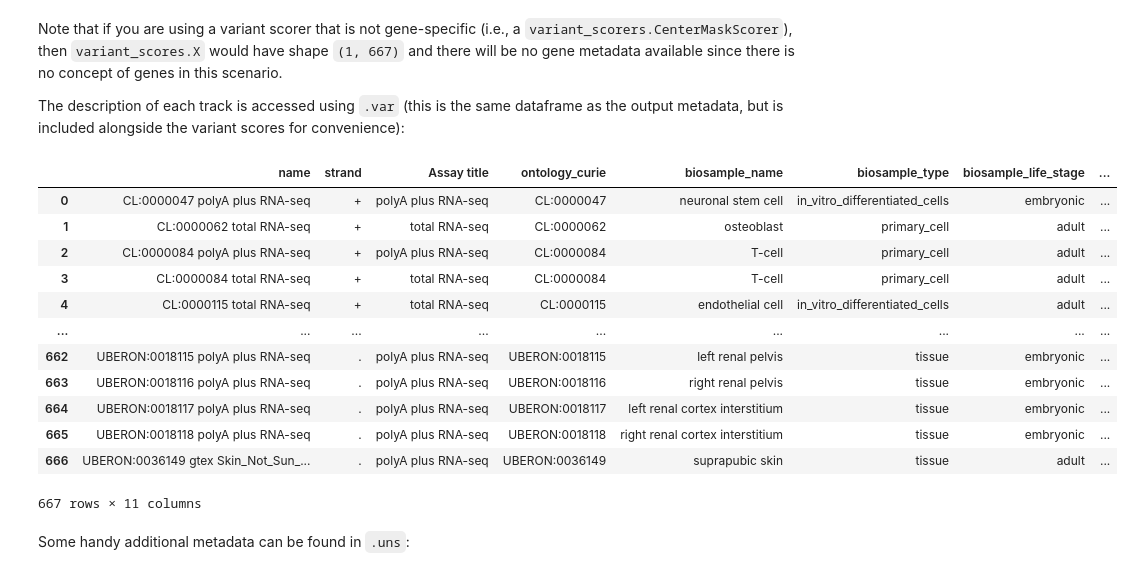
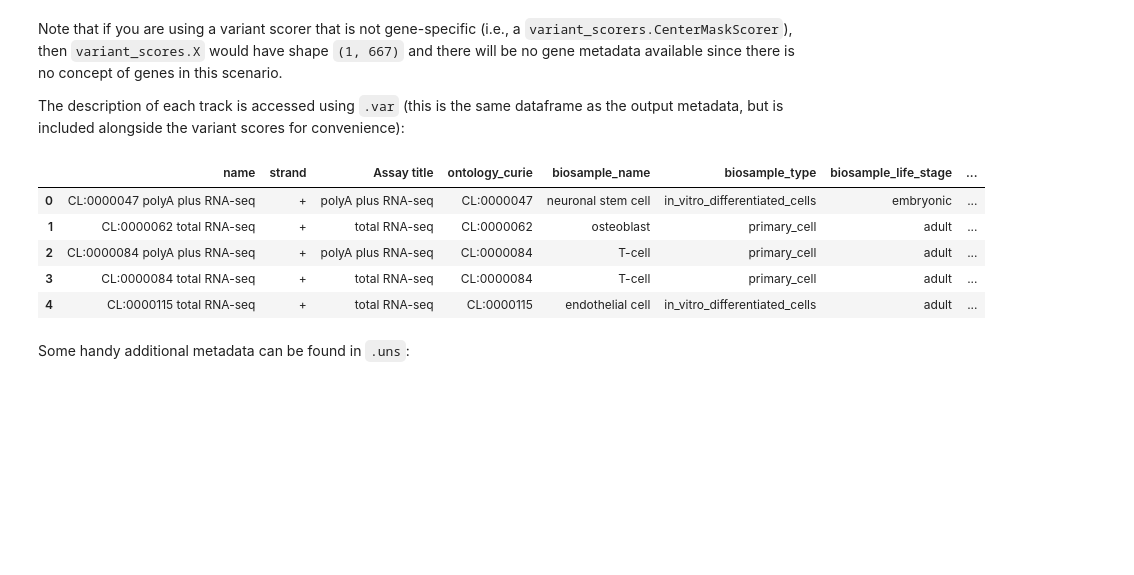
Before and after one commit to felixfan/alphagenome, a Jupyter notebook: colabs/quick_start.ipynb, the cells around one changed output. Saved outputs shown, nothing was run; the diff lists cells and outputs as text; code cells hidden in the pictures; blank space fills up the shorter version.

```diff
--- a/colabs/quick_start.ipynb
+++ b/colabs/quick_start.ipynb
@@ -33,5 +38,5 @@ AlphaGenome is a model that makes predictions from DNA sequences. Let's load it
 # %%
-dna_model = dna_client.create(userdata.get('ALPHA_GENOME_API_KEY'))
+dna_model = dna_client.create(colab_utils.get_api_key())
 # %% [markdown]
 The model can make predictions for the following [output types](https://www.alphagenomedocs.com/exploring_model_metadata.html):
 # %%
@@ -347,21 +345,14 @@ Note that if you are using a variant scorer that is not gene-specific (i.e., a `
 
 The description of each track is accessed using `.var` (this is the same dataframe as the output metadata, but is included alongside the variant scores for convenience):
 # %%
-variant_scores.var
+variant_scores.var.head()
 # %% [output]
 |  | name | strand | Assay title | ontology_curie | biosample_name | biosample_type | biosample_life_stage | ... |
 | 0 | CL:0000047 polyA plus RNA-seq | + | polyA plus RNA-seq | CL:0000047 | neuronal stem cell | in_vitro_differentiated_cells | embryonic | ... |
 | 1 | CL:0000062 total RNA-seq | + | total RNA-seq | CL:0000062 | osteoblast | primary_cell | adult | ... |
 | 2 | CL:0000084 polyA plus RNA-seq | + | polyA plus RNA-seq | CL:0000084 | T-cell | primary_cell | adult | ... |
 | 3 | CL:0000084 total RNA-seq | + | total RNA-seq | CL:0000084 | T-cell | primary_cell | adult | ... |
 | 4 | CL:0000115 total RNA-seq | + | total RNA-seq | CL:0000115 | endothelial cell | in_vitro_differentiated_cells | adult | ... |
-| ... | ... | ... | ... | ... | ... | ... | ... | ... |
-| 662 | UBERON:0018115 polyA plus RNA-seq | . | polyA plus RNA-seq | UBERON:0018115 | left renal pelvis | tissue | embryonic | ... |
-| 663 | UBERON:0018116 polyA plus RNA-seq | . | polyA plus RNA-seq | UBERON:0018116 | right renal pelvis | tissue | embryonic | ... |
-| 664 | UBERON:0018117 polyA plus RNA-seq | . | polyA plus RNA-seq | UBERON:0018117 | left renal cortex interstitium | tissue | embryonic | ... |
-| 665 | UBERON:0018118 polyA plus RNA-seq | . | polyA plus RNA-seq | UBERON:0018118 | right renal cortex interstitium | tissue | embryonic | ... |
-| 666 | UBERON:0036149 gtex Skin_Not_Sun_... | . | polyA plus RNA-seq | UBERON:0036149 | suprapubic skin | tissue | adult | ... |
-667 rows × 11 columns
 # %% [markdown]
 Some handy additional metadata can be found in `.uns`:
 # %%
```
Also changed, not shown: parts of 15 cells of this notebook.
